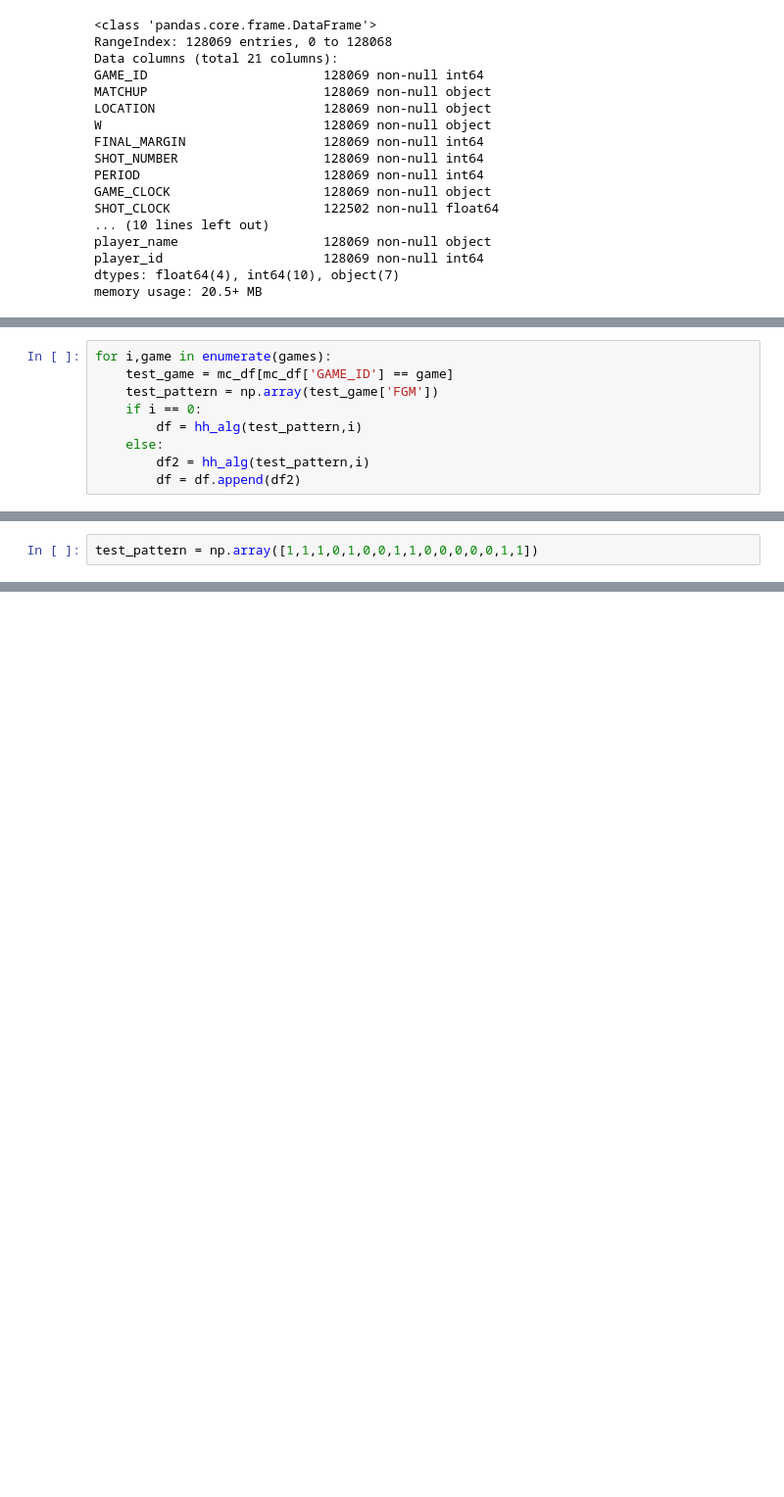
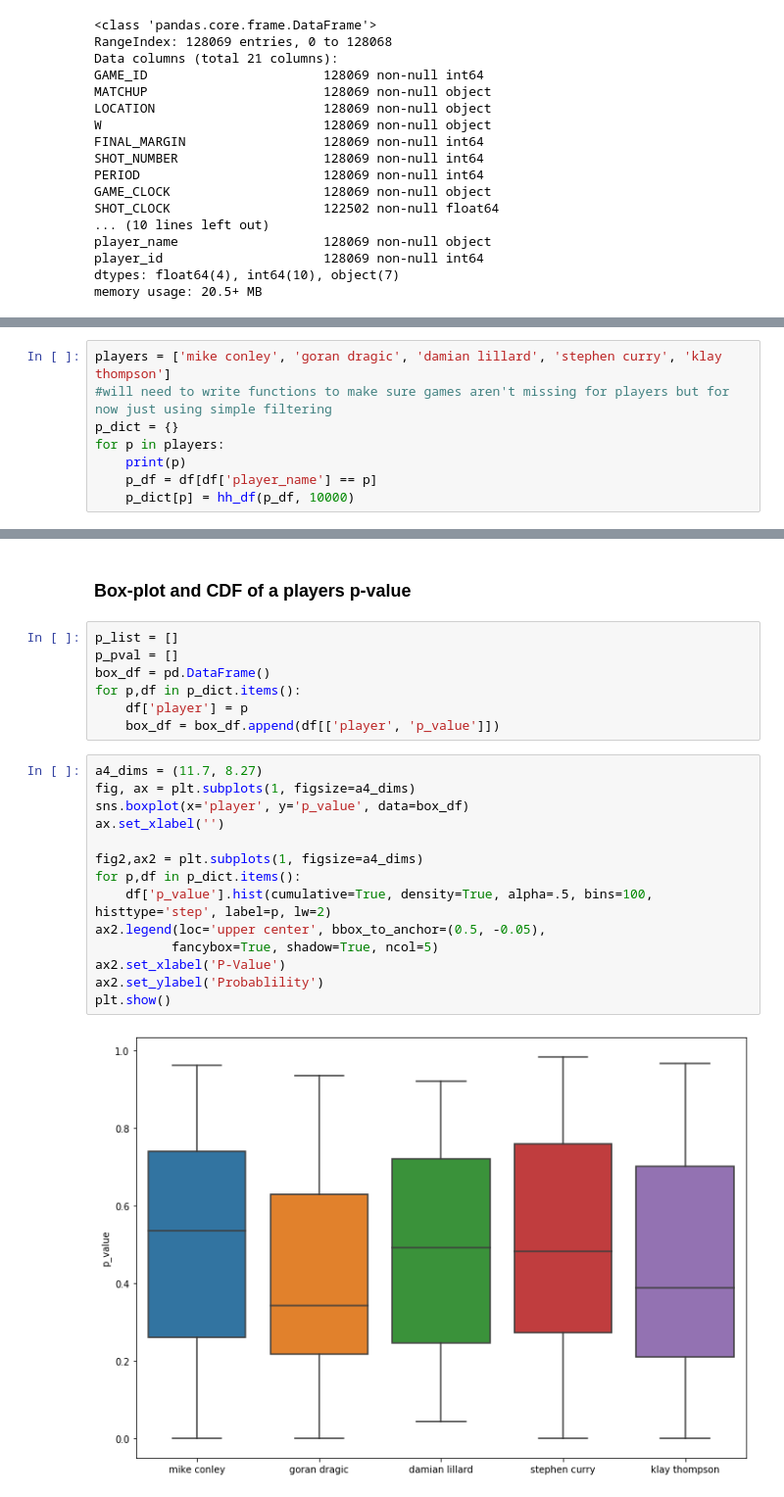
Before and after one commit to mercedes-wu/hot_hand_basketball, a Jupyter notebook: hot_hand_test.ipynb, the cells around one changed output, grey strips where cells are left out. Shown at 98% size. Drawn from its saved outputs; the diff is of its cells as text; blank space fills up the shorter version.

Commit message:
Updated hot hand algorithm and made box/CDF plots

```diff
--- a/hot_hand_test.ipynb
+++ b/hot_hand_test.ipynb
@@ -100,9 +119,0 @@ games = mc_df['GAME_ID'].unique()
-# %%
-for i,game in enumerate(games):
-    test_game = mc_df[mc_df['GAME_ID'] == game]
-    test_pattern = np.array(test_game['FGM'])
-    if i == 0:
-        df = hh_alg(test_pattern,i)
-    else:
-        df2 = hh_alg(test_pattern,i)
-        df = df.append(df2)
@@ -133,2 +119,0 @@ array([1, 0, 1, 1, 0, 1, 1, 1, 0])
-# %%
-test_pattern = np.array([1,1,1,0,1,0,0,1,1,0,0,0,0,0,1,1])
@@ -144,0 +147,8 @@ hh_alg(test_pattern,10)
+# %%
+players = ['mike conley', 'goran dragic', 'damian lillard', 'stephen curry', 'klay thompson']
+#will need to write functions to make sure games aren't missing for players but for now just using simple filtering
+p_dict = {}
+for p in players:
+    print(p)
+    p_df = df[df['player_name'] == p]
+    p_dict[p] = hh_df(p_df, 10000)
@@ -144,0 +163,25 @@ hh_alg(test_pattern,10)
+# %% [markdown]
+### Box-plot and CDF of a players p-value
+# %%
+p_list = []
+p_pval = []
+box_df = pd.DataFrame()
+for p,df in p_dict.items():
+    df['player'] = p
+    box_df = box_df.append(df[['player', 'p_value']])
+# %%
+a4_dims = (11.7, 8.27)
+fig, ax = plt.subplots(1, figsize=a4_dims)
+sns.boxplot(x='player', y='p_value', data=box_df)
+ax.set_xlabel('')
+
+fig2,ax2 = plt.subplots(1, figsize=a4_dims)
+for p,df in p_dict.items():
+    df['p_value'].hist(cumulative=True, density=True, alpha=.5, bins=100, histtype='step', label=p, lw=2)
+ax2.legend(loc='upper center', bbox_to_anchor=(0.5, -0.05),
+          fancybox=True, shadow=True, ncol=5)
+ax2.set_xlabel('P-Value')
+ax2.set_ylabel('Probablility')
+plt.show()
+# %% [output]
+[figure, added]
```
Also changed, not shown: parts of 15 cells of this notebook.
